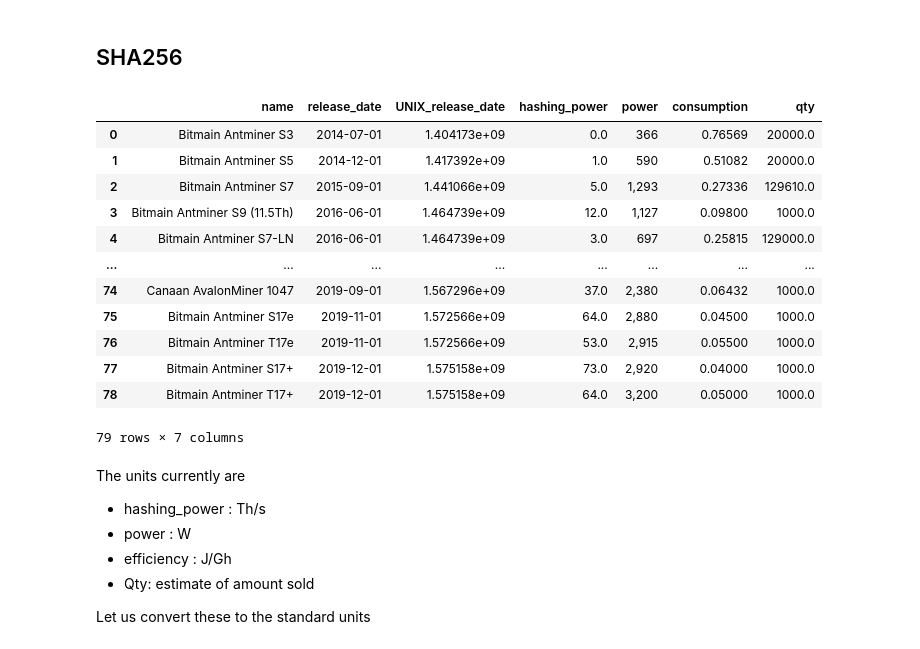
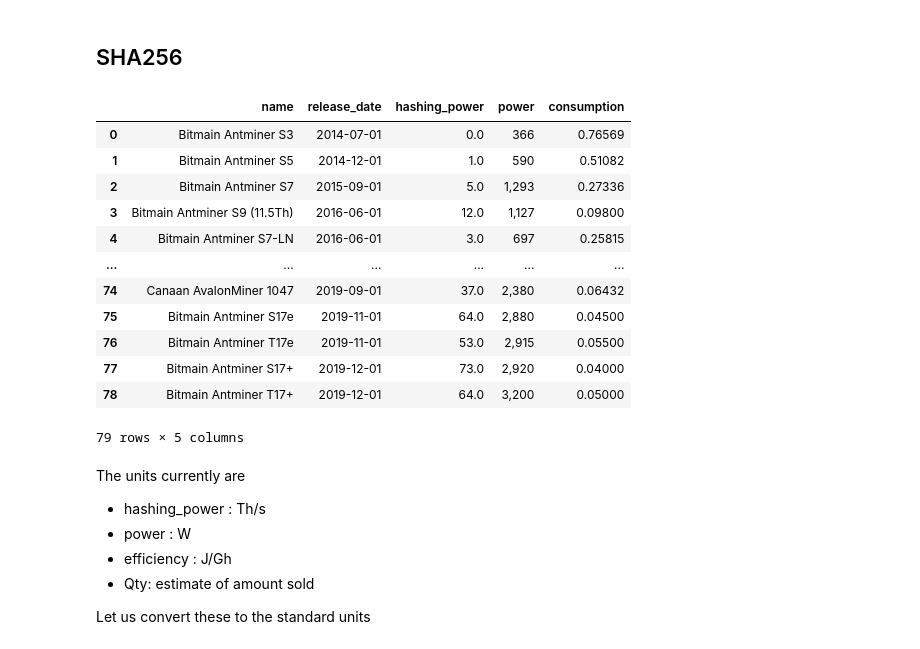
Before and after one commit to Lukasdeloose/sustainable_blockchain, a Jupyter notebook: data_analysis/hardware.ipynb, the cells around one changed output. Cells and saved outputs as stored; diff of their text form; code cells hidden in the pictures.

```diff
--- a/data_analysis/hardware.ipynb
+++ b/data_analysis/hardware.ipynb
@@ -112,26 +25,27 @@ asic_data.rename(columns={'Model': 'name', 'Release Date': 'release_date', 'Hash
 # %%
 SHA256 = pd.read_csv(DATA_PATH + 'SHA256_mining_hardware.csv',parse_dates=['Date of release'])
 # Rename columns
 SHA256 = SHA256.rename(columns={'Miner_name': 'name', 'Date of release':'release_date', 'UNIX_date_of_release': 'UNIX_release_date',\
                        'Hashing power (Th/s)': 'hashing_power', 'Power (W)': 'power', 'Efficiency_J_Gh': 'consumption', 'Qty': 'qty'})
 # Drop some columns
 SHA256 = SHA256.dropna().reset_index(drop=True)
 SHA256['release_date'] = SHA256['release_date'].apply(lambda x: datetime.strptime(x,'%m.%Y'))
+SHA256 = SHA256.drop(columns=['UNIX_release_date','qty'])
 SHA256
 # %% [output]
-|  | name | release_date | UNIX_release_date | hashing_power | power | consumption | qty |
-| 0 | Bitmain Antminer S3 | 2014-07-01 | 1.404173e+09 | 0.0 | 366 | 0.76569 | 20000.0 |
-| 1 | Bitmain Antminer S5 | 2014-12-01 | 1.417392e+09 | 1.0 | 590 | 0.51082 | 20000.0 |
-| 2 | Bitmain Antminer S7 | 2015-09-01 | 1.441066e+09 | 5.0 | 1,293 | 0.27336 | 129610.0 |
-| 3 | Bitmain Antminer S9 (11.5Th) | 2016-06-01 | 1.464739e+09 | 12.0 | 1,127 | 0.09800 | 1000.0 |
-| 4 | Bitmain Antminer S7-LN | 2016-06-01 | 1.464739e+09 | 3.0 | 697 | 0.25815 | 129000.0 |
-| ... | ... | ... | ... | ... | ... | ... | ... |
-| 74 | Canaan AvalonMiner 1047 | 2019-09-01 | 1.567296e+09 | 37.0 | 2,380 | 0.06432 | 1000.0 |
-| 75 | Bitmain Antminer S17e | 2019-11-01 | 1.572566e+09 | 64.0 | 2,880 | 0.04500 | 1000.0 |
-| 76 | Bitmain Antminer T17e | 2019-11-01 | 1.572566e+09 | 53.0 | 2,915 | 0.05500 | 1000.0 |
-| 77 | Bitmain Antminer S17+ | 2019-12-01 | 1.575158e+09 | 73.0 | 2,920 | 0.04000 | 1000.0 |
-| 78 | Bitmain Antminer T17+ | 2019-12-01 | 1.575158e+09 | 64.0 | 3,200 | 0.05000 | 1000.0 |
+|  | name | release_date | hashing_power | power | consumption |
+| 0 | Bitmain Antminer S3 | 2014-07-01 | 0.0 | 366 | 0.76569 |
+| 1 | Bitmain Antminer S5 | 2014-12-01 | 1.0 | 590 | 0.51082 |
+| 2 | Bitmain Antminer S7 | 2015-09-01 | 5.0 | 1,293 | 0.27336 |
+| 3 | Bitmain Antminer S9 (11.5Th) | 2016-06-01 | 12.0 | 1,127 | 0.09800 |
+| 4 | Bitmain Antminer S7-LN | 2016-06-01 | 3.0 | 697 | 0.25815 |
+| ... | ... | ... | ... | ... | ... |
+| 74 | Canaan AvalonMiner 1047 | 2019-09-01 | 37.0 | 2,380 | 0.06432 |
+| 75 | Bitmain Antminer S17e | 2019-11-01 | 64.0 | 2,880 | 0.04500 |
+| 76 | Bitmain Antminer T17e | 2019-11-01 | 53.0 | 2,915 | 0.05500 |
+| 77 | Bitmain Antminer S17+ | 2019-12-01 | 73.0 | 2,920 | 0.04000 |
+| 78 | Bitmain Antminer T17+ | 2019-12-01 | 64.0 | 3,200 | 0.05000 |
-79 rows × 7 columns
+79 rows × 5 columns
 # %% [markdown]
 The units currently are
 
```
Also changed, not shown: parts of 30 cells of this notebook, 6 other files.
